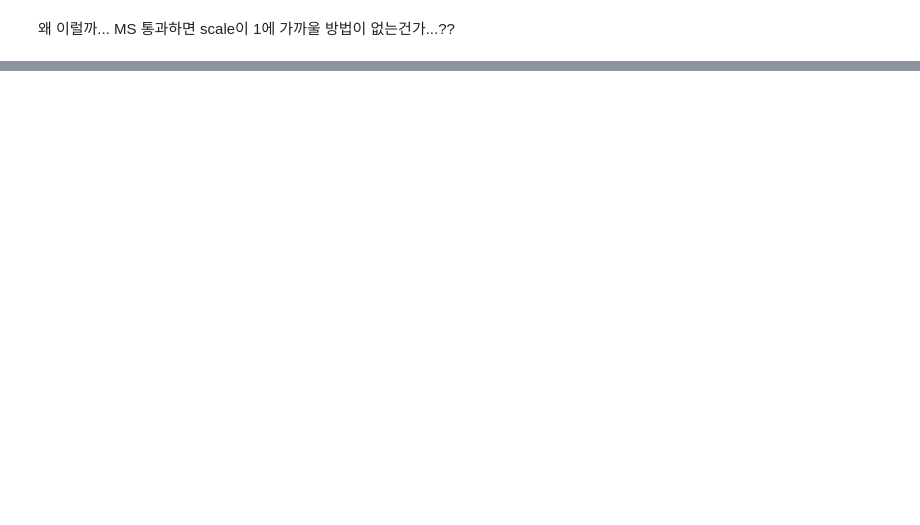
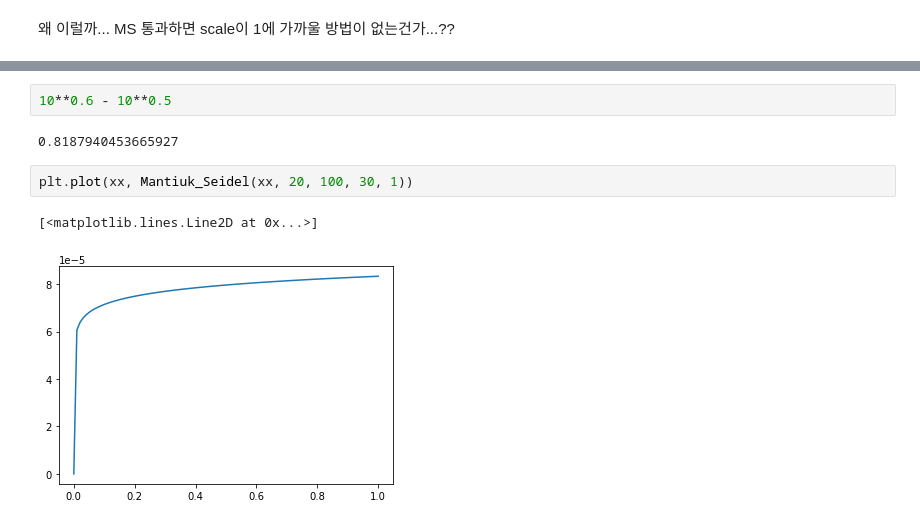
Before and after one commit to Hoseung/astroBF, a Jupyter notebook: notebooks/Scipy_optimize_example.ipynb, the cells around one changed output, grey strips where cells are left out. Drawn from its saved outputs; the diff is of its cells as text; blank space fills up the shorter version.

```diff
--- a/notebooks/Scipy_optimize_example.ipynb
+++ b/notebooks/Scipy_optimize_example.ipynb
@@ -493,0 +491,9 @@ plt.plot();
+# %%
+10**0.6 - 10**0.5
+# %% [output]
+0.8187940453665927
+# %%
+plt.plot(xx, Mantiuk_Seidel(xx, 20, 100, 30, 1))
+# %% [output]
+[<matplotlib.lines.Line2D at 0x...>]
+[figure, added]
```
Also changed, not shown: parts of 13 cells of this notebook.
